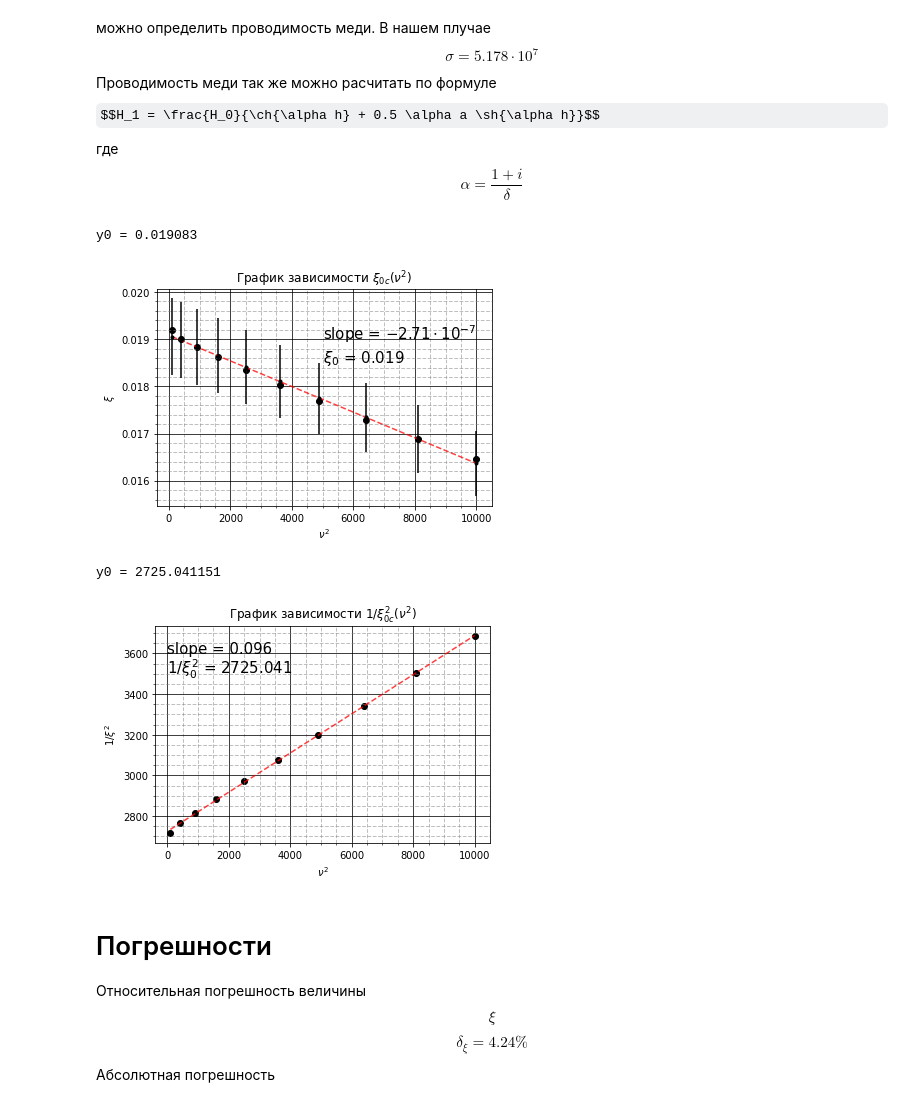
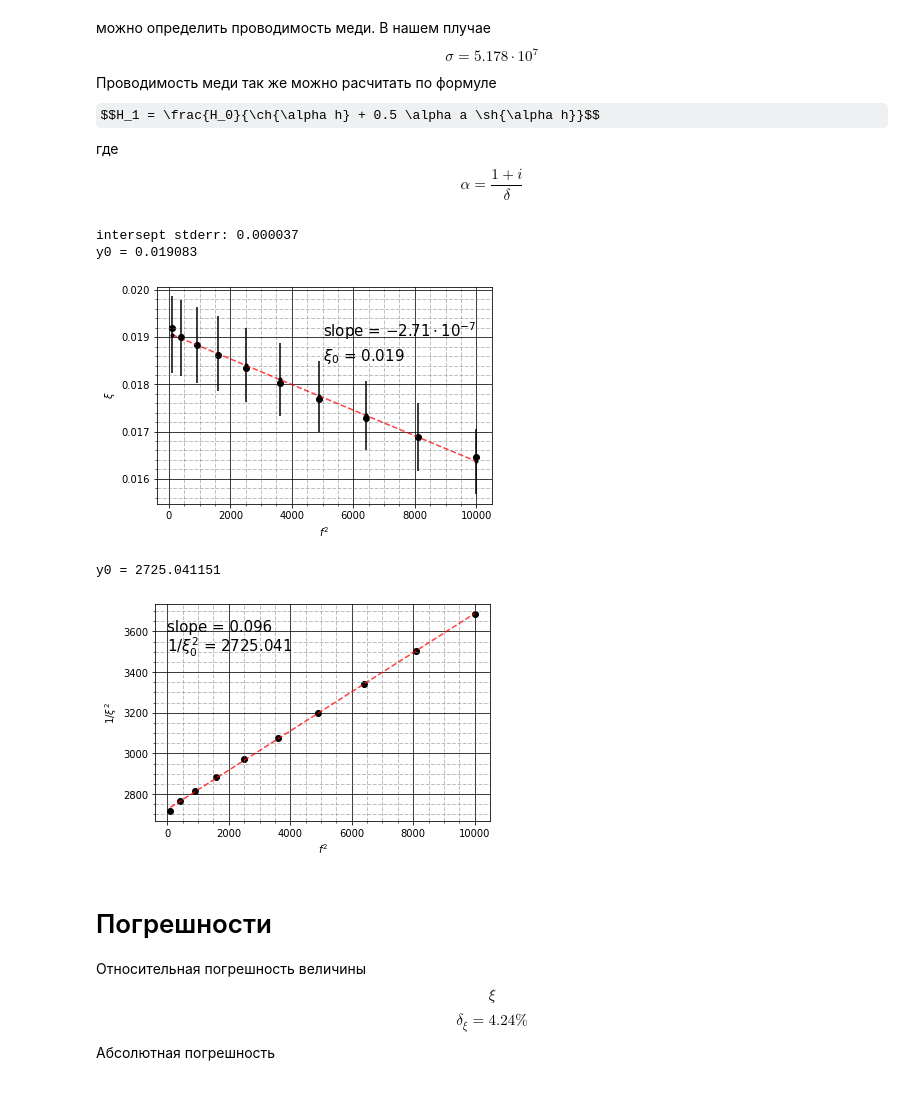
Before and after one commit to pavel-collab/MIPT_Labs, a Jupyter notebook: 3.7.1/python/graphics.ipynb, the cells around one changed output. Drawn from its saved outputs; the diff is of its cells as text; code cells hidden in the pictures; some formulas as TeX source.

```diff
--- a/3.7.1/python/graphics.ipynb
+++ b/3.7.1/python/graphics.ipynb
@@ -85,36 +85,37 @@ slope = 0.021446
 # %%
 # погрешность xi 4,24%
 
 fig2, ax2 = PythonGraphMod.CreateSimpleGraph()
 
 lin_low_kxi = linregress(np.square(low_f), low_kxi)
 
-# print('intersept stderr: %f' %lin_low_kxi.intercept_stderr)
+print('intersept stderr: %f' %lin_low_kxi.intercept_stderr)
 
 kxi0c = lin_low_kxi.intercept + lin_low_kxi.slope * np.square(low_f)
 
 ax2.scatter(np.square(low_f), low_kxi, c = 'black', marker = 'o')
 ax2.plot(np.square(low_f), kxi0c, color='red', alpha=.75, lw=1.5, ls='--')
 plt.errorbar(np.square(low_f), kxi0c, yerr=0.0424*kxi0c, fmt='.', ecolor='black', color='black')
 
 kxi0 = lin_low_kxi.intercept
 print('y0 = %f' %kxi0)
 
 ax2.minorticks_on()
 ax2.grid(which = 'major', color = 'black', linewidth = 1, linestyle = '-', alpha = 0.75)
 ax2.grid(which = 'minor', color = 'grey', linewidth = 1, linestyle = '--', alpha = 0.5)
 
 ax2.text(5000, 0.019, r'slope = $-2.71 \cdot 10^{-7}$', size = 15)
 ax2.text(5000, 0.0185, r'$\xi_0$ = ' + str(round(lin_low_kxi.intercept, 3)), size = 15)
 plt.ylabel(r'$\xi$')
-plt.xlabel(r'$\nu^2$')
-plt.title (r'График зависимости $\xi_{0c} (\nu^2)$')
+plt.xlabel(r'$f^2$')
+# plt.title (r'График зависимости $\xi_{0c} (\nu^2)$')
 plt.show()
 
 fig2.savefig("../images/xi0c(1).jpg")
 # %% [output]
+intersept stderr: 0.000037
 y0 = 0.019083
-[figure, old version]
+[figure, new version]
 # %%
 fig9, ax9 = PythonGraphMod.CreateSimpleGraph()
 
@@ -144,14 +145,14 @@ ax9.grid(which = 'minor', color = 'grey', linewidth = 1, linestyle = '--', alpha
 ax9.text(0, 3600, 'slope = ' + str(round(lin_low_kxi1.slope, 3)), size = 15)
 ax9.text(0, 3500, r'$1/\xi_0^2$ = ' + str(round(lin_low_kxi1.intercept, 3)), size = 15)
 plt.ylabel(r'$1/\xi^2$')
-plt.xlabel(r'$\nu^2$')
-plt.title (r'График зависимости $1/\xi_{0c}^2 (\nu^2)$')
+plt.xlabel(r'$f^2$')
+# plt.title (r'График зависимости $1/\xi_{0c}^2 (\nu^2)$')
 plt.show()
 
 fig9.savefig("../images/xi0c(2).jpg")
 # %% [output]
 y0 = 2725.041151
-[figure, old version]
+[figure, new version]
 # %% [markdown]
 # Погрешности
 
```
Also changed, not shown: parts of 6 cells of this notebook, 13 other files.
